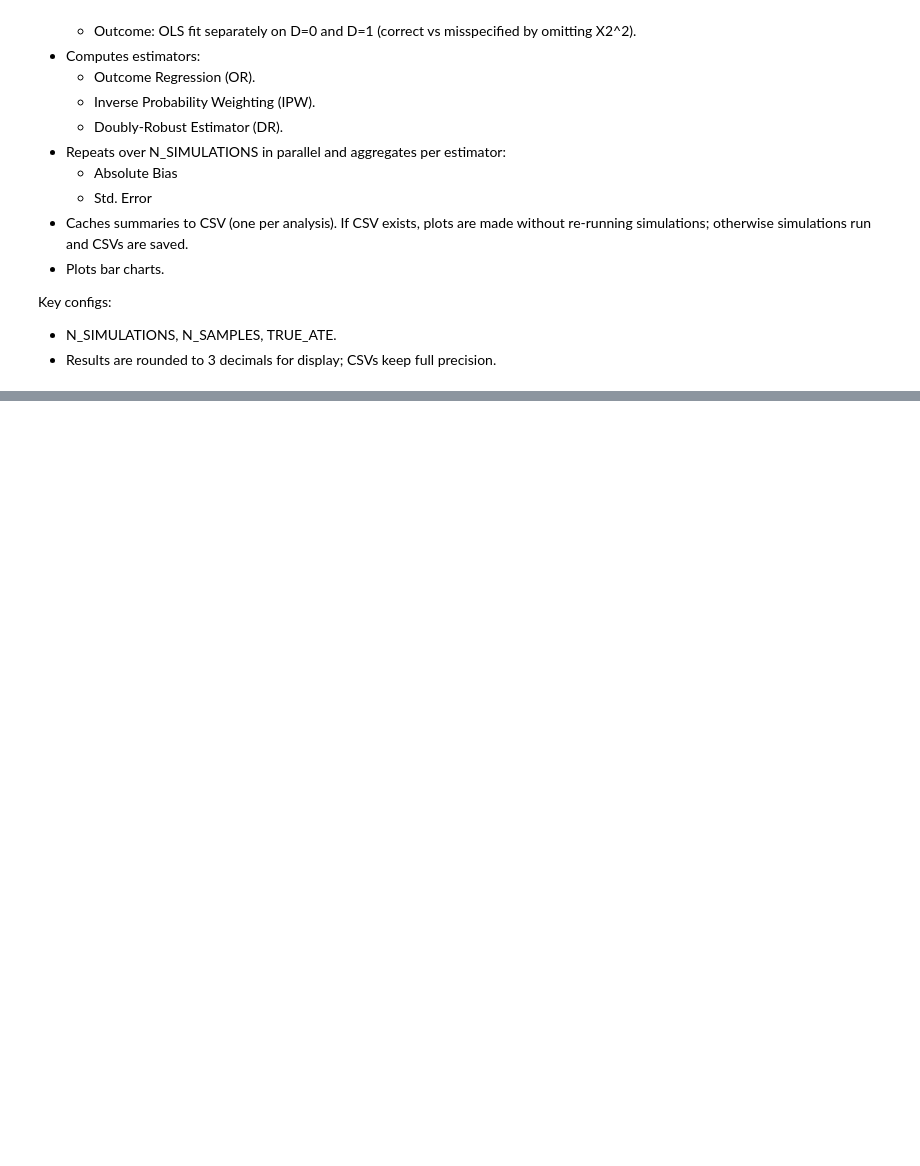
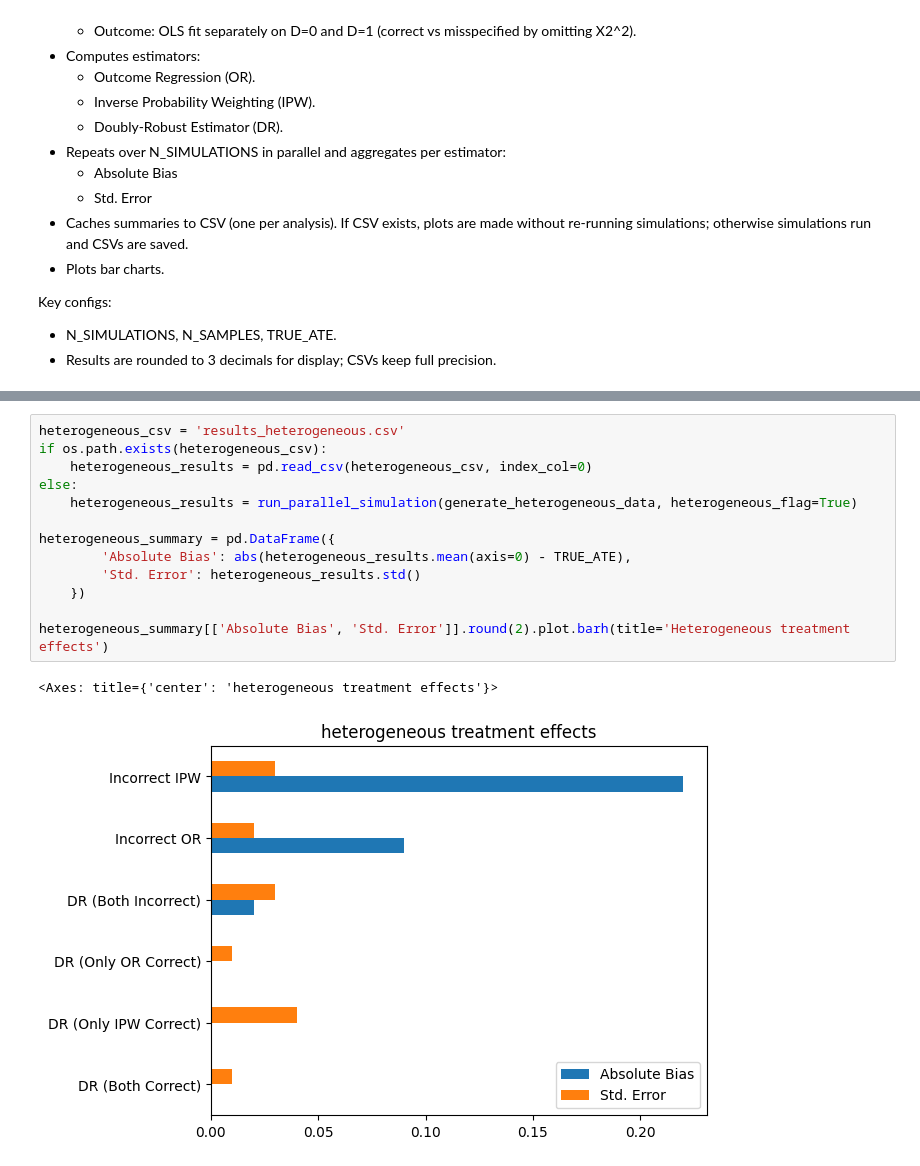
Before and after one commit to joaodimas/Doubly_robust_estimator, a Jupyter notebook: DR_estimator.ipynb, the cells around one changed output, grey strips where cells are left out. Drawn from its saved outputs; the diff is of its cells as text; blank space fills up the shorter version.

```diff
--- a/DR_estimator.ipynb
+++ b/DR_estimator.ipynb
@@ -186,0 +177,16 @@ if __name__ == "__main__":
+# %%
+heterogeneous_csv = 'results_heterogeneous.csv'
+if os.path.exists(heterogeneous_csv):
+    heterogeneous_results = pd.read_csv(heterogeneous_csv, index_col=0)
+else:
+    heterogeneous_results = run_parallel_simulation(generate_heterogeneous_data, heterogeneous_flag=True)
+
+heterogeneous_summary = pd.DataFrame({
+        'Absolute Bias': abs(heterogeneous_results.mean(axis=0) - TRUE_ATE),
+        'Std. Error': heterogeneous_results.std()
+    })
+
+heterogeneous_summary[['Absolute Bias', 'Std. Error']].round(2).plot.barh(title='Heterogeneous treatment effects')
+# %% [output]
+<Axes: title={'center': 'heterogeneous treatment effects'}>
+[figure, added]
```
Also changed, not shown: parts of 2 cells of this notebook, 7 other files.
